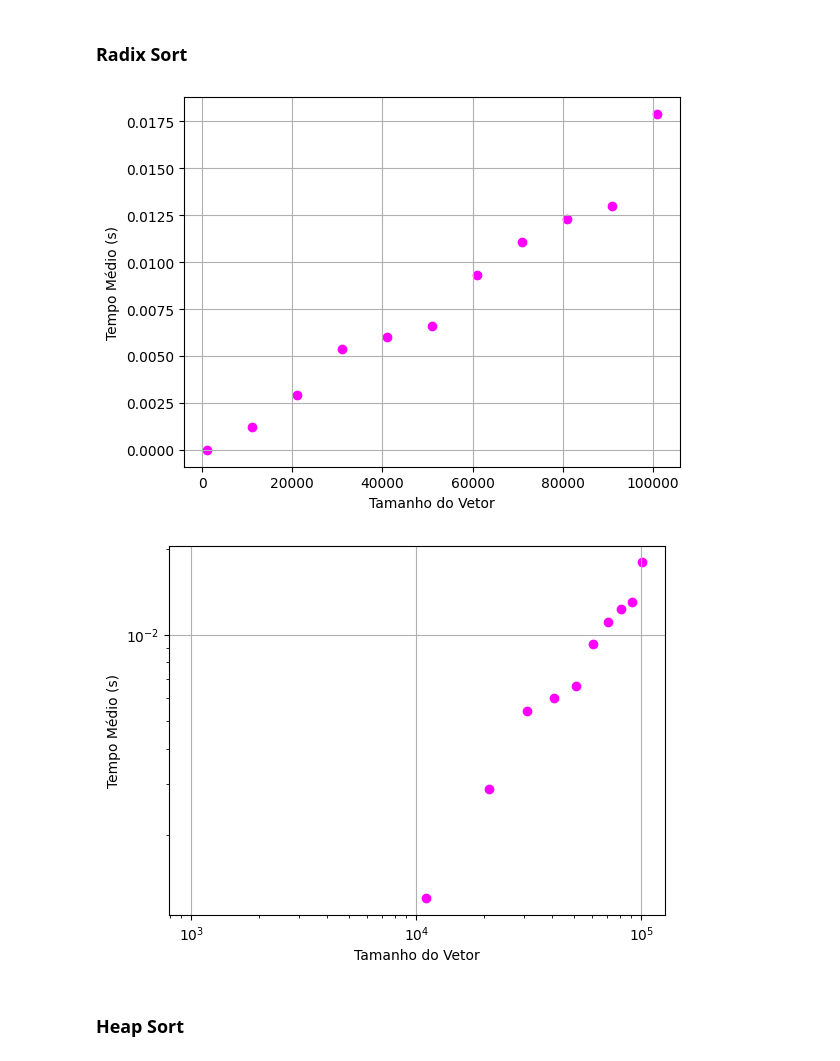
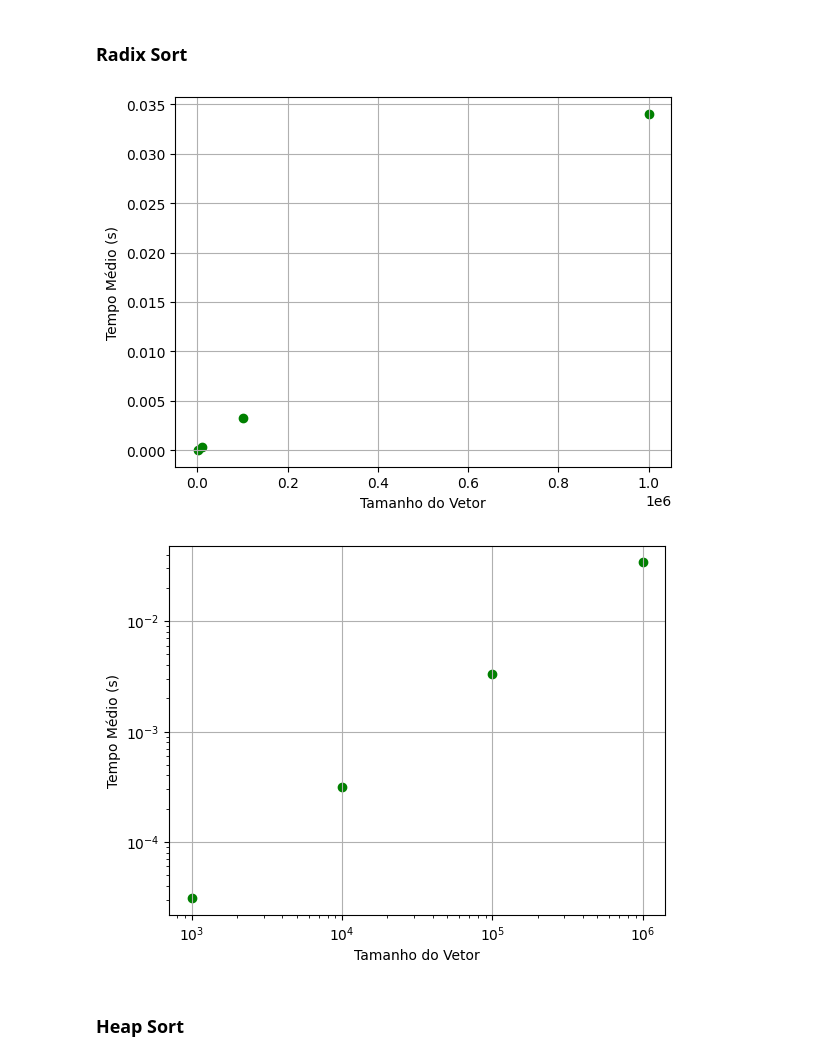
Before and after one commit to lucaslimaromero/Projeto-1, a Jupyter notebook: Gráficos/graficos.ipynb, the cells around one changed output. Saved outputs shown, nothing was run; the diff lists cells and outputs as text; code cells hidden in the pictures.

```diff
--- a/Gráficos/graficos.ipynb
+++ b/Gráficos/graficos.ipynb
@@ -87,26 +87,26 @@ plt.show()
 ### Radix Sort
 # %%
 # Criando Eixo X
-x = [1000, 11000, 21000, 31000, 41000, 51000, 61000, 71000, 81000, 91000, 101000]
+x = [1000, 10000, 100000, 1000000]
 
 # Criando Eixo y
-y = []
+y = [0.0000309, 0.000313, 0.0032953999, 0.0340274982]
 
 # Plotando o gráfico
-plt.scatter(x, y, color='magenta')
+plt.scatter(x, y, color='green')
 plt.xlabel('Tamanho do Vetor')
 plt.ylabel('Tempo Médio (s)')
 plt.grid()
 plt.show()
 
-plt.scatter(x, y, color='magenta')
+plt.scatter(x, y, color='green')
 plt.xlabel('Tamanho do Vetor')
 plt.ylabel('Tempo Médio (s)')
 plt.grid()
 plt.loglog()
 plt.show()
 # %% [output]
-[figure, old version]
+[figure, new version]
-[figure, old version]
+[figure, new version]
 # %% [markdown]
 ### Heap Sort
```
Also changed, not shown: parts of 1 cell of this notebook.
